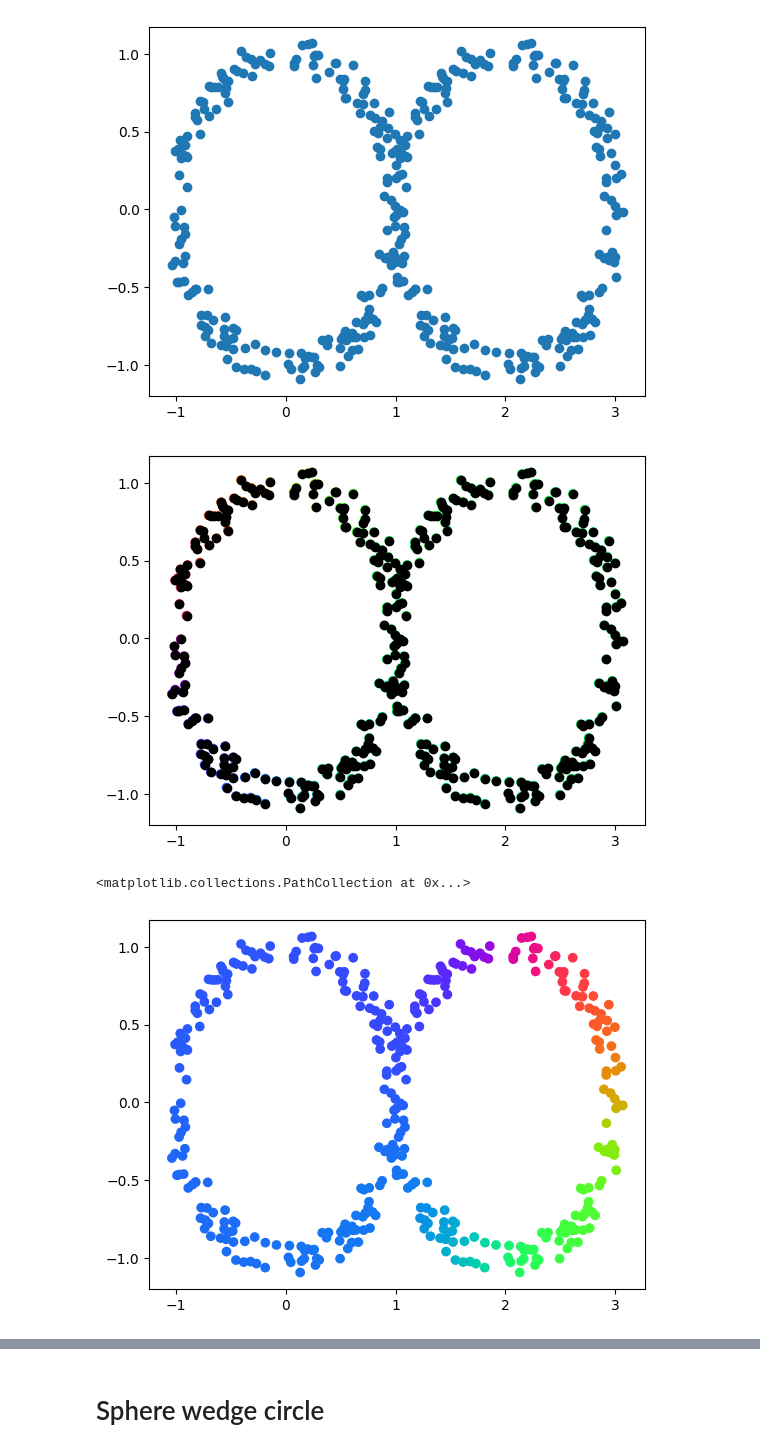
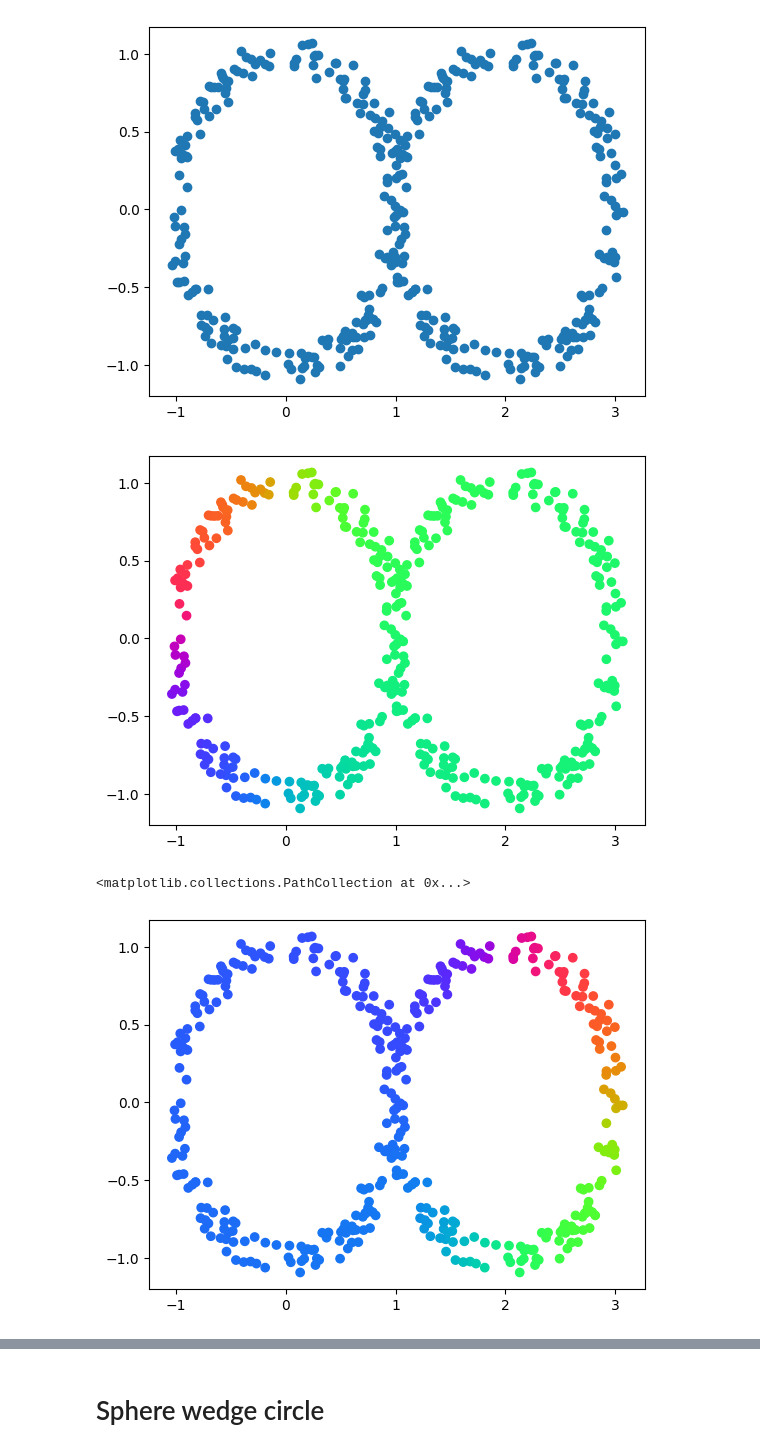
Before and after one commit to Tanishqbh/DREiMac, a Jupyter notebook: docs/notebooks/partition_landmarks.ipynb, the cells around one changed output, grey strips where cells are left out. Saved outputs shown, nothing was run; the diff lists cells and outputs as text; code cells hidden in the pictures.

```diff
--- a/docs/notebooks/partition_landmarks.ipynb
+++ b/docs/notebooks/partition_landmarks.ipynb
@@ -86,11 +85,11 @@ tc_theta = tc.get_coordinates(perc=0.15,cocycle_idxs=[0,1])
 id_land = tc._idx_land
 # %%
 plt.scatter(X[:,0], X[:,1], c=CircleMapUtils.to_sinebow(tc_theta[0,:]))
-plt.scatter(X[id_land,0], X[id_land,1], c="black")
+#plt.scatter(X[id_land,0], X[id_land,1], c="black")
 plt.show()
 plt.scatter(X[:,0], X[:,1], c=CircleMapUtils.to_sinebow(tc_theta[1,:]))
 # %% [output]
-[figure, old version]
+[figure, new version]
 <matplotlib.collections.PathCollection at 0x...>
 [figure]
 # %%
```
Also changed, not shown: parts of 20 cells of this notebook, 1 other file.
